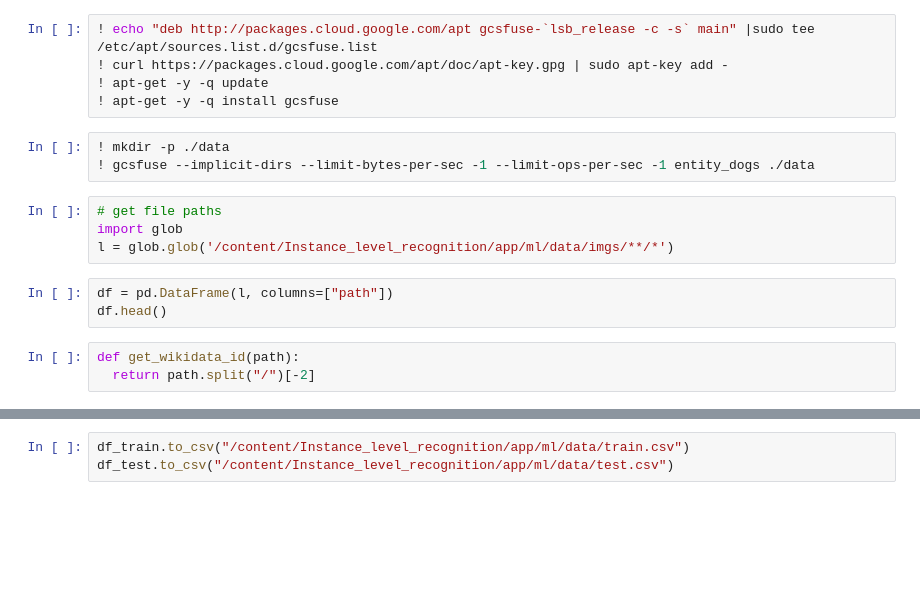
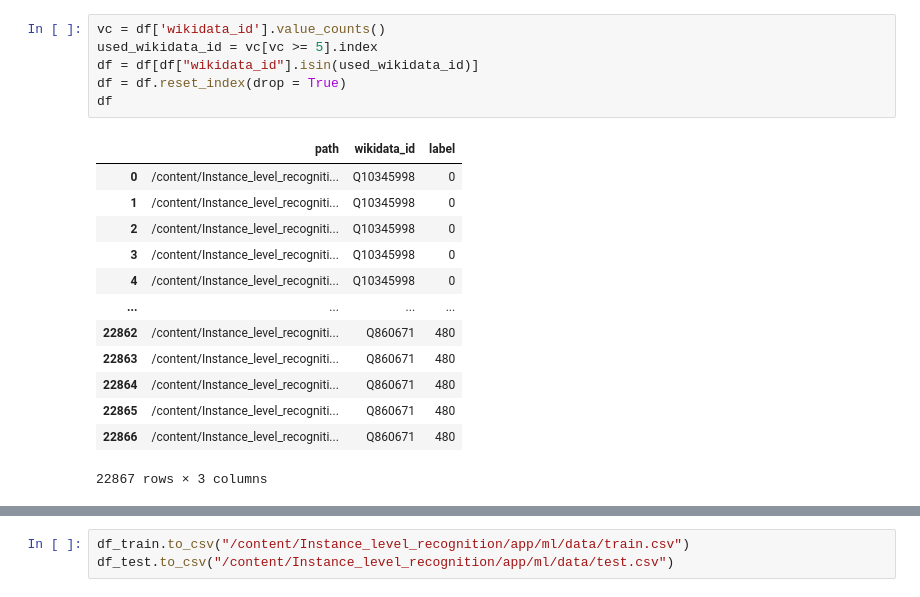
Before and after one commit to bird0401/Visual-Entity-Linking, a Jupyter notebook: app/ml/notebook/create_df.ipynb, the cells around one changed output, grey strips where cells are left out. Cells and saved outputs as stored; diff of their text form; blank space fills up the shorter version.

```diff
--- a/app/ml/notebook/create_df.ipynb
+++ b/app/ml/notebook/create_df.ipynb
@@ -10,18 +67,20 @@ auth.authenticate_user()
-# %%
-! echo "deb http://packages.cloud.google.com/apt gcsfuse-`lsb_release -c -s` main" |sudo tee /etc/apt/sources.list.d/gcsfuse.list
-! curl https://packages.cloud.google.com/apt/doc/apt-key.gpg | sudo apt-key add -
-! apt-get -y -q update
-! apt-get -y -q install gcsfuse
-# %%
-! mkdir -p ./data
-! gcsfuse --implicit-dirs --limit-bytes-per-sec -1 --limit-ops-per-sec -1 entity_dogs ./data
-# %%
-# get file paths
-import glob
-l = glob.glob('/content/Instance_level_recognition/app/ml/data/imgs/**/*')
-# %%
-df = pd.DataFrame(l, columns=["path"])
-df.head()
-# %%
-def get_wikidata_id(path):
-  return path.split("/")[-2]
+# %%
+vc = df['wikidata_id'].value_counts()
+used_wikidata_id = vc[vc >= 5].index
+df = df[df["wikidata_id"].isin(used_wikidata_id)]
+df = df.reset_index(drop = True)
+df
+# %% [output]
+|  | path | wikidata_id | label |
+| 0 | /content/Instance_level_recogniti... | Q10345998 | 0 |
+| 1 | /content/Instance_level_recogniti... | Q10345998 | 0 |
+| 2 | /content/Instance_level_recogniti... | Q10345998 | 0 |
+| 3 | /content/Instance_level_recogniti... | Q10345998 | 0 |
+| 4 | /content/Instance_level_recogniti... | Q10345998 | 0 |
+| ... | ... | ... | ... |
+| 22862 | /content/Instance_level_recogniti... | Q860671 | 480 |
+| 22863 | /content/Instance_level_recogniti... | Q860671 | 480 |
+| 22864 | /content/Instance_level_recogniti... | Q860671 | 480 |
+| 22865 | /content/Instance_level_recogniti... | Q860671 | 480 |
+| 22866 | /content/Instance_level_recogniti... | Q860671 | 480 |
+22867 rows × 3 columns
```
Also changed, not shown: parts of 31 cells of this notebook.
